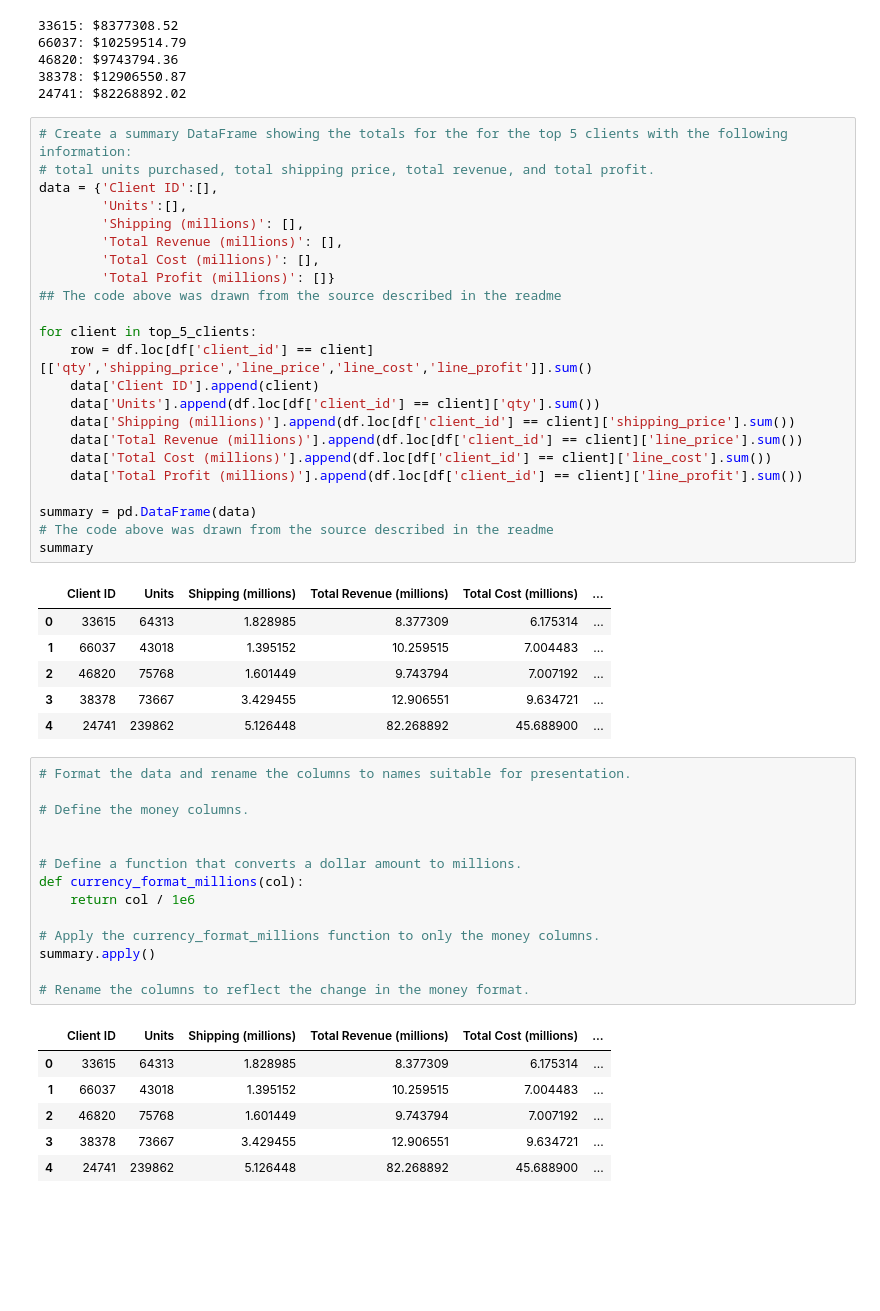
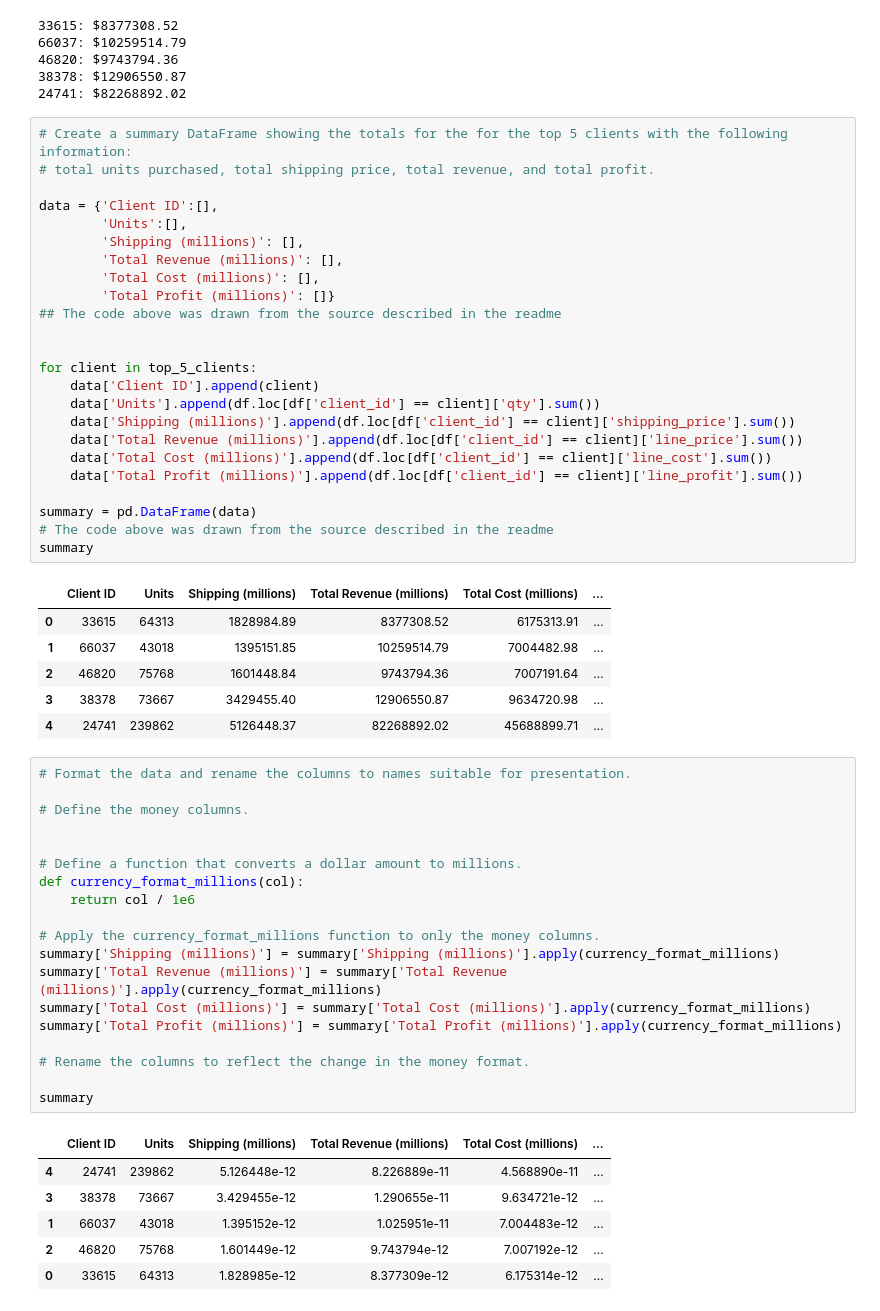
Before and after one commit to baraban7890/pandas-challenge-1, a Jupyter notebook: wholesale_data_analysis_starter_code.ipynb, the cells around one changed output. Cells and saved outputs as stored; diff of their text form; blank space fills up the shorter version.

Commit message:
Finished rough draft, can shorten lines in part 4

```diff
--- a/wholesale_data_analysis_starter_code.ipynb
+++ b/wholesale_data_analysis_starter_code.ipynb
@@ -178,6 +178,7 @@ for client in top_5_clients:
 # %%
 # Create a summary DataFrame showing the totals for the for the top 5 clients with the following information:
 # total units purchased, total shipping price, total revenue, and total profit.
+
 data = {'Client ID':[],
         'Units':[],
         'Shipping (millions)': [],
@@ -186,8 +187,8 @@ data = {'Client ID':[],
         'Total Profit (millions)': []}
 ## The code above was drawn from the source described in the readme
 
+
 for client in top_5_clients:
-    row = df.loc[df['client_id'] == client][['qty','shipping_price','line_price','line_cost','line_profit']].sum()
     data['Client ID'].append(client)
     data['Units'].append(df.loc[df['client_id'] == client]['qty'].sum())
     data['Shipping (millions)'].append(df.loc[df['client_id'] == client]['shipping_price'].sum())
@@ -200,31 +201,36 @@ summary = pd.DataFrame(data)
 summary
 # %% [output]
 |  | Client ID | Units | Shipping (millions) | Total Revenue (millions) | Total Cost (millions) | ... |
-| 0 | 33615 | 64313 | 1.828985 | 8.377309 | 6.175314 | ... |
-| 1 | 66037 | 43018 | 1.395152 | 10.259515 | 7.004483 | ... |
-| 2 | 46820 | 75768 | 1.601449 | 9.743794 | 7.007192 | ... |
-| 3 | 38378 | 73667 | 3.429455 | 12.906551 | 9.634721 | ... |
-| 4 | 24741 | 239862 | 5.126448 | 82.268892 | 45.688900 | ... |
+| 0 | 33615 | 64313 | 1828984.89 | 8377308.52 | 6175313.91 | ... |
+| 1 | 66037 | 43018 | 1395151.85 | 10259514.79 | 7004482.98 | ... |
+| 2 | 46820 | 75768 | 1601448.84 | 9743794.36 | 7007191.64 | ... |
+| 3 | 38378 | 73667 | 3429455.40 | 12906550.87 | 9634720.98 | ... |
+| 4 | 24741 | 239862 | 5126448.37 | 82268892.02 | 45688899.71 | ... |
 # %%
 # Format the data and rename the columns to names suitable for presentation.
 
 # Define the money columns.
 
 
 # Define a function that converts a dollar amount to millions.
 def currency_format_millions(col):
     return col / 1e6
 
 # Apply the currency_format_millions function to only the money columns.
-summary.apply()
+summary['Shipping (millions)'] = summary['Shipping (millions)'].apply(currency_format_millions)
+summary['Total Revenue (millions)'] = summary['Total Revenue (millions)'].apply(currency_format_millions)
+summary['Total Cost (millions)'] = summary['Total Cost (millions)'].apply(currency_format_millions)
+summary['Total Profit (millions)'] = summary['Total Profit (millions)'].apply(currency_format_millions)
 
 # Rename the columns to reflect the change in the money format.
+
+summary
 # %% [output]
 |  | Client ID | Units | Shipping (millions) | Total Revenue (millions) | Total Cost (millions) | ... |
-| 0 | 33615 | 64313 | 1.828985 | 8.377309 | 6.175314 | ... |
-| 1 | 66037 | 43018 | 1.395152 | 10.259515 | 7.004483 | ... |
-| 2 | 46820 | 75768 | 1.601449 | 9.743794 | 7.007192 | ... |
-| 3 | 38378 | 73667 | 3.429455 | 12.906551 | 9.634721 | ... |
-| 4 | 24741 | 239862 | 5.126448 | 82.268892 | 45.688900 | ... |
+| 4 | 24741 | 239862 | 5.126448e-12 | 8.226889e-11 | 4.568890e-11 | ... |
+| 3 | 38378 | 73667 | 3.429455e-12 | 1.290655e-11 | 9.634721e-12 | ... |
+| 1 | 66037 | 43018 | 1.395152e-12 | 1.025951e-11 | 7.004483e-12 | ... |
+| 2 | 46820 | 75768 | 1.601449e-12 | 9.743794e-12 | 7.007192e-12 | ... |
+| 0 | 33615 | 64313 | 1.828985e-12 | 8.377309e-12 | 6.175314e-12 | ... |
 # %%
 # Sort the updated data by "Total Profit (millions)" form highest to lowest and assign the sort to a new DatFrame.
```
Also changed, not shown: parts of 1 cell of this notebook.
